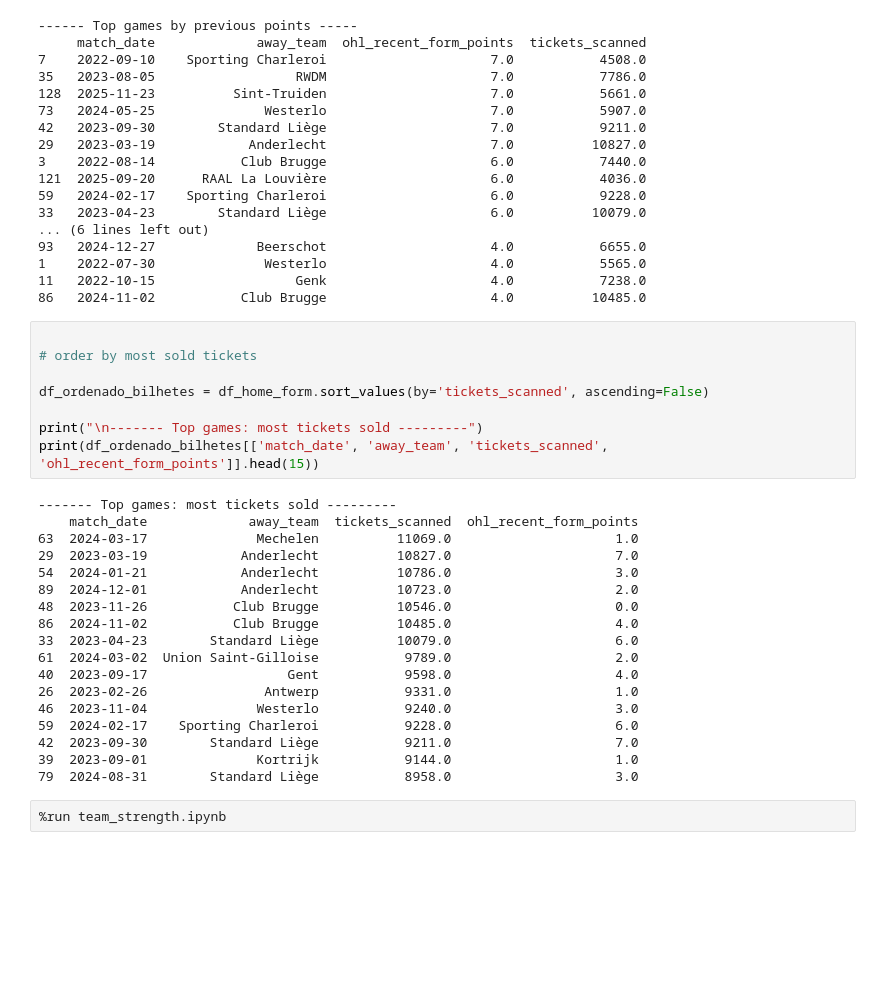
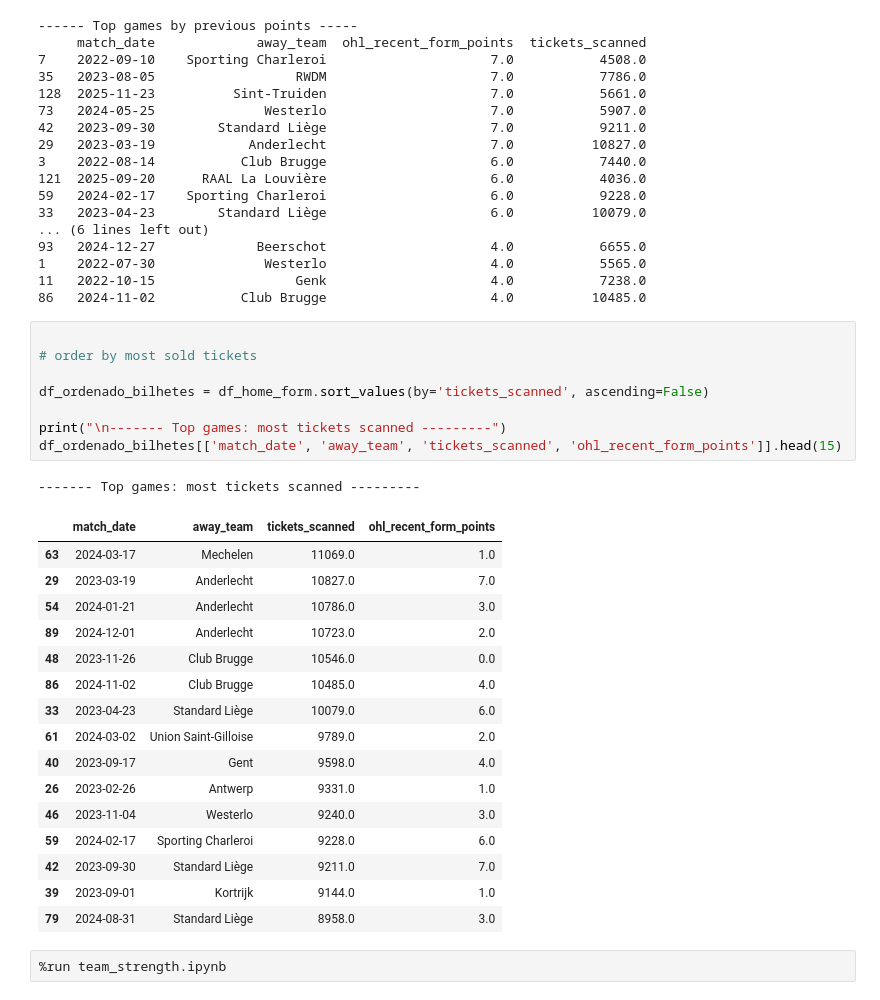
Before and after one commit to Oleksandr-Uvarov/OHL-team-16, a Jupyter notebook: ohl_recent_form_points.ipynb, the cells around one changed output. Cells and saved outputs as stored; diff of their text form; blank space fills up the shorter version.

```diff
--- a/ohl_recent_form_points.ipynb
+++ b/ohl_recent_form_points.ipynb
@@ -84,29 +84,29 @@ print(df_ordenado_pontos[['match_date', 'away_team', 'ohl_recent_form_points', '
 # %%
 
 # order by most sold tickets
 
 df_ordenado_bilhetes = df_home_form.sort_values(by='tickets_scanned', ascending=False)
 
-print("\n------- Top games: most tickets sold ---------")
-print(df_ordenado_bilhetes[['match_date', 'away_team', 'tickets_scanned', 'ohl_recent_form_points']].head(15))
+print("\n------- Top games: most tickets scanned ---------")
+df_ordenado_bilhetes[['match_date', 'away_team', 'tickets_scanned', 'ohl_recent_form_points']].head(15)
 # %% [output]
-------- Top games: most tickets sold ---------
-    match_date             away_team  tickets_scanned  ohl_recent_form_points
-63  2024-03-17              Mechelen          11069.0                     1.0
-29  2023-03-19            Anderlecht          10827.0                     7.0
-54  2024-01-21            Anderlecht          10786.0                     3.0
-89  2024-12-01            Anderlecht          10723.0                     2.0
-48  2023-11-26           Club Brugge          10546.0                     0.0
-86  2024-11-02           Club Brugge          10485.0                     4.0
-33  2023-04-23        Standard Liège          10079.0                     6.0
-61  2024-03-02  Union Saint-Gilloise           9789.0                     2.0
-40  2023-09-17                  Gent           9598.0                     4.0
-26  2023-02-26               Antwerp           9331.0                     1.0
-46  2023-11-04              Westerlo           9240.0                     3.0
-59  2024-02-17    Sporting Charleroi           9228.0                     6.0
-42  2023-09-30        Standard Liège           9211.0                     7.0
-39  2023-09-01              Kortrijk           9144.0                     1.0
-79  2024-08-31        Standard Liège           8958.0                     3.0
+------- Top games: most tickets scanned ---------
+|  | match_date | away_team | tickets_scanned | ohl_recent_form_points |
+| 63 | 2024-03-17 | Mechelen | 11069.0 | 1.0 |
+| 29 | 2023-03-19 | Anderlecht | 10827.0 | 7.0 |
+| 54 | 2024-01-21 | Anderlecht | 10786.0 | 3.0 |
+| 89 | 2024-12-01 | Anderlecht | 10723.0 | 2.0 |
+| 48 | 2023-11-26 | Club Brugge | 10546.0 | 0.0 |
+| 86 | 2024-11-02 | Club Brugge | 10485.0 | 4.0 |
+| 33 | 2023-04-23 | Standard Liège | 10079.0 | 6.0 |
+| 61 | 2024-03-02 | Union Saint-Gilloise | 9789.0 | 2.0 |
+| 40 | 2023-09-17 | Gent | 9598.0 | 4.0 |
+| 26 | 2023-02-26 | Antwerp | 9331.0 | 1.0 |
+| 46 | 2023-11-04 | Westerlo | 9240.0 | 3.0 |
+| 59 | 2024-02-17 | Sporting Charleroi | 9228.0 | 6.0 |
+| 42 | 2023-09-30 | Standard Liège | 9211.0 | 7.0 |
+| 39 | 2023-09-01 | Kortrijk | 9144.0 | 1.0 |
+| 79 | 2024-08-31 | Standard Liège | 8958.0 | 3.0 |
 # %%
 %run team_strength.ipynb
 # %% [output]
```
Also changed, not shown: 2 other files.
